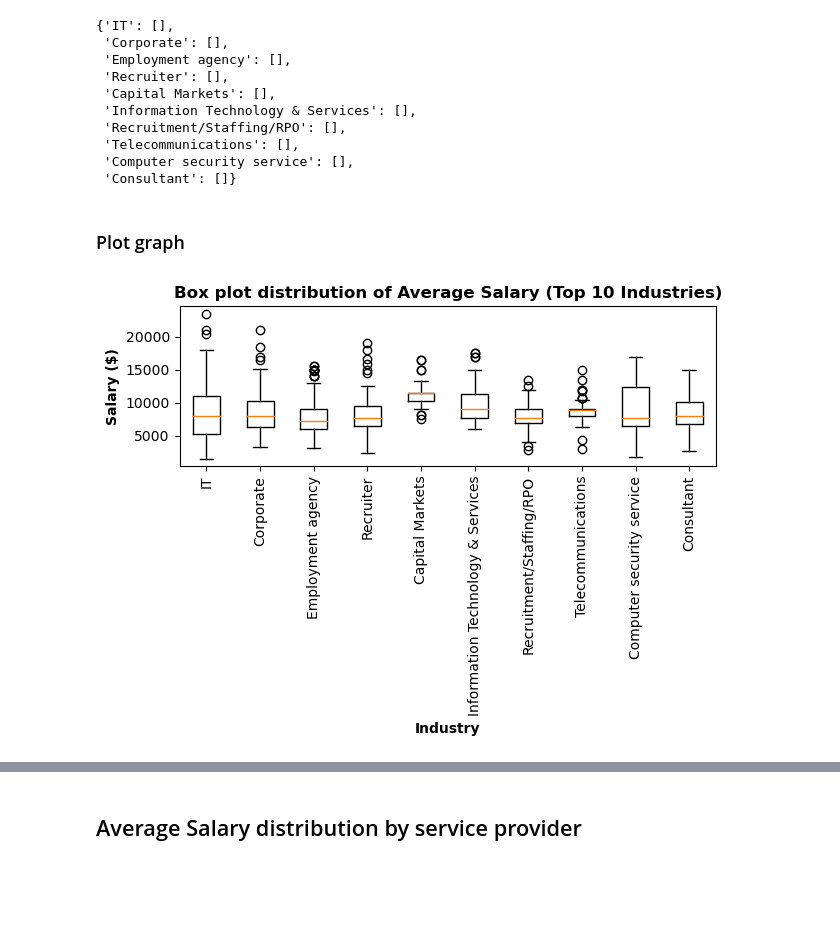
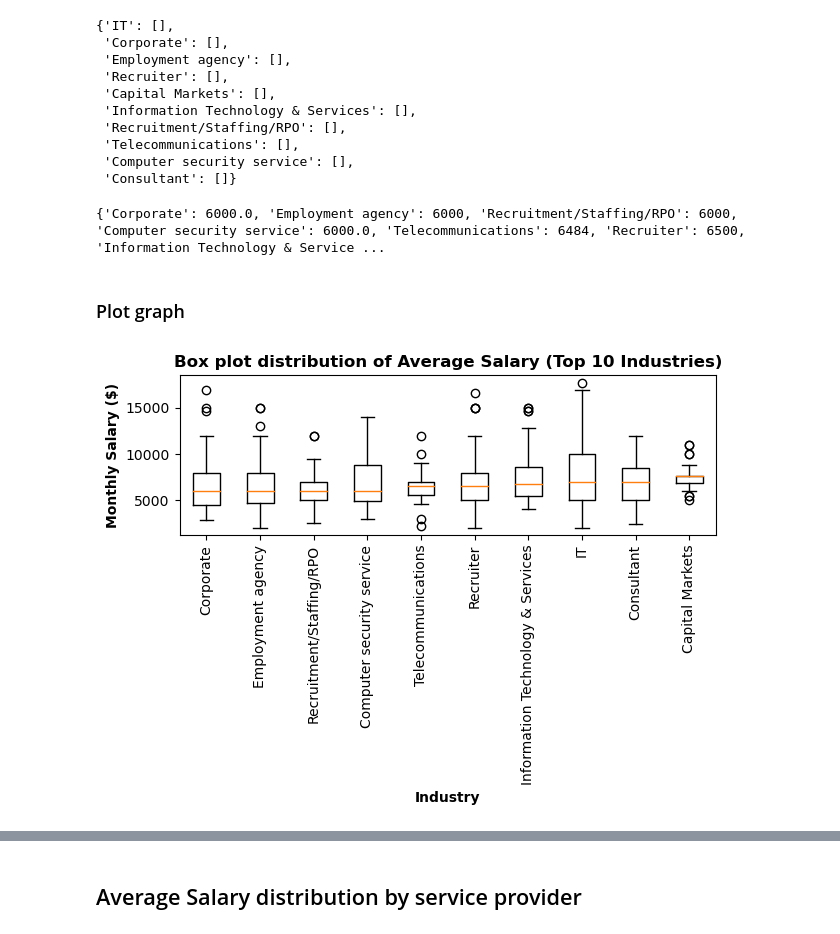
Before and after one commit to joshuawong96/job-posting-analysis, a Jupyter notebook: analysis/Visualisations and Stats.ipynb, the cells around one changed output, grey strips where cells are left out. Saved outputs shown, nothing was run; the diff lists cells and outputs as text; code cells hidden in the pictures; blank space fills up the shorter version.

```diff
--- a/analysis/Visualisations and Stats.ipynb
+++ b/analysis/Visualisations and Stats.ipynb
@@ -503,24 +507,45 @@ industry_salary_dict
 # %%
 # Loop through industry_salary_df and append salary to industry_salary_dict by industry
 for i in range(len(industry_salary_df)):
-    salary = industry_salary_df["average_salary"].iloc[i]
+    salary = industry_salary_df["lower_salary"].iloc[i]
     # Convert yearly salary to monthly salary
     if salary > 17750:
         salary = int(salary / 12)
     industry_salary_dict[industry_salary_df["industry"].iloc[i]].append(salary)
+# %%
+# Create dictionary with medians
+labels, data = [*zip(*industry_salary_dict.items())]
+
+median_dict = {}
+for i in range(len(data)):
+    median_dict[labels[i]] = statistics.median(data[i])
+
+# Sort by median_dict by median
+median_dict = Counter(median_dict)
+median_dict = {k: v for k, v in sorted(median_dict.items(), key=lambda item: item[1], reverse=False)}
+print(median_dict)
+
+# Get key list ordered
+industry_order = list(median_dict.keys())
+
+# Reorder industry_salary_dict by industry_order
+for key in industry_order:
+    industry_salary_dict[key] = industry_salary_dict.pop(key)
+# %% [output]
+{'Corporate': 6000.0, 'Employment agency': 6000, 'Recruitment/Staffing/RPO': 6000, 'Computer security service': 6000.0, 'Telecommunications': 6484, 'Recruiter': 6500, 'Information Technology & Service ...
 # %% [markdown]
 ### Plot graph
 # %%
 labels, data = [*zip(*industry_salary_dict.items())]
 plt.boxplot(data)
 plt.xticks(range(1, len(labels) + 1), labels)
 plt.xticks(rotation=90)
 plt.xlabel('Industry', fontweight ='bold')
-plt.ylabel('Salary ($)', fontweight ='bold')
+plt.ylabel('Monthly Salary ($)', fontweight ='bold')
 plt.title('Box plot distribution of Average Salary (Top 10 Industries)', fontweight ='bold')
 plt.tight_layout()
 
 plt.savefig("./plots/Box plot distribution of Average Salary (Top 10 Industries).png", dpi=1000, bbox_inches = "tight")
 plt.show()
 # %% [output]
-[figure, old version]
+[figure, new version]
```
Also changed, not shown: parts of 17 cells of this notebook, 4 other files.
